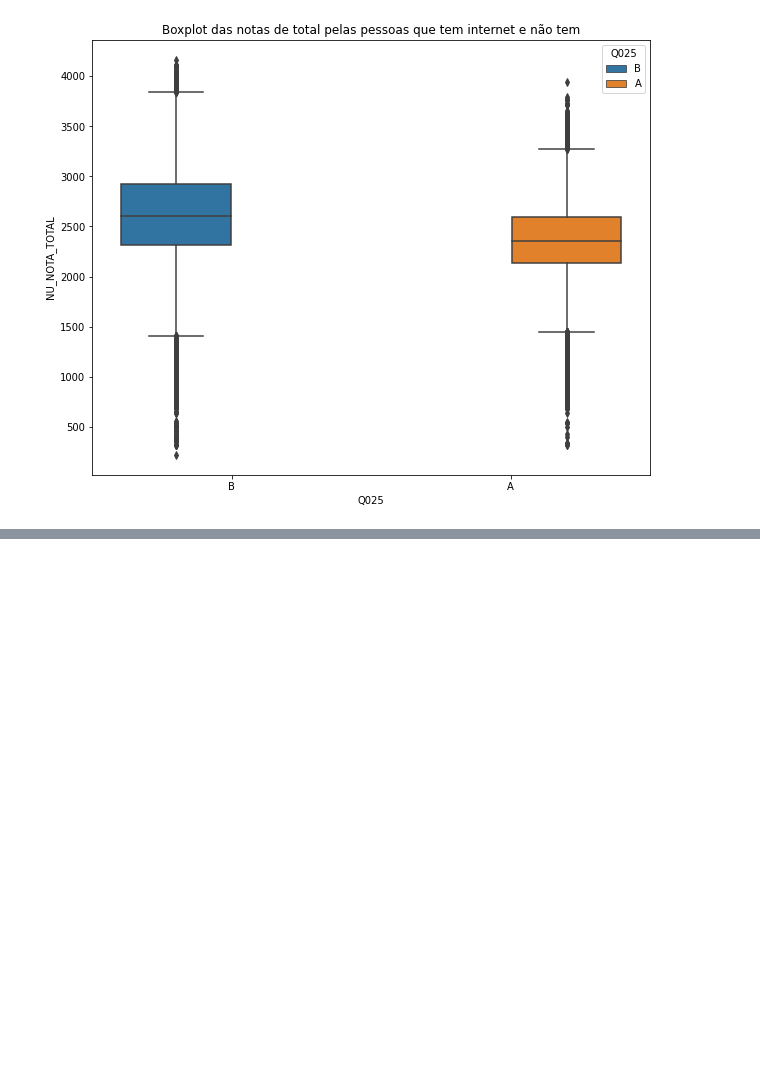
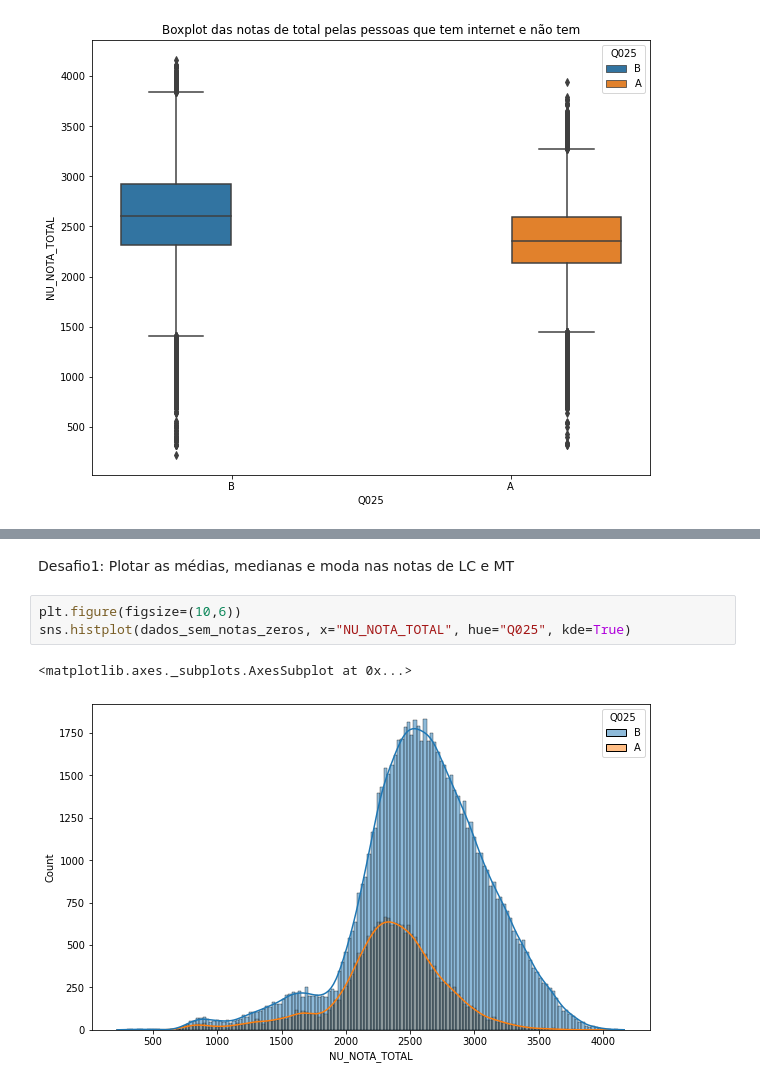
Before and after one commit to KaduMelo/imersao-dados, a Jupyter notebook: Aula1.ipynb, the cells around one changed output, grey strips where cells are left out. Cells and saved outputs as stored; diff of their text form; blank space fills up the shorter version.

```diff
--- a/Aula1.ipynb
+++ b/Aula1.ipynb
@@ -433,0 +442,8 @@ Text(0.5, 1.0, 'Boxplot das notas de total pelas pessoas que tem internet e não
+# %% [markdown]
+Desafio1: Plotar as médias, medianas e moda nas notas de LC e MT
+# %%
+plt.figure(figsize=(10,6))
+sns.histplot(dados_sem_notas_zeros, x="NU_NOTA_TOTAL", hue="Q025", kde=True)
+# %% [output]
+<matplotlib.axes._subplots.AxesSubplot at 0x...>
+[figure, added]
```
Also changed, not shown: parts of 28 cells of this notebook.
